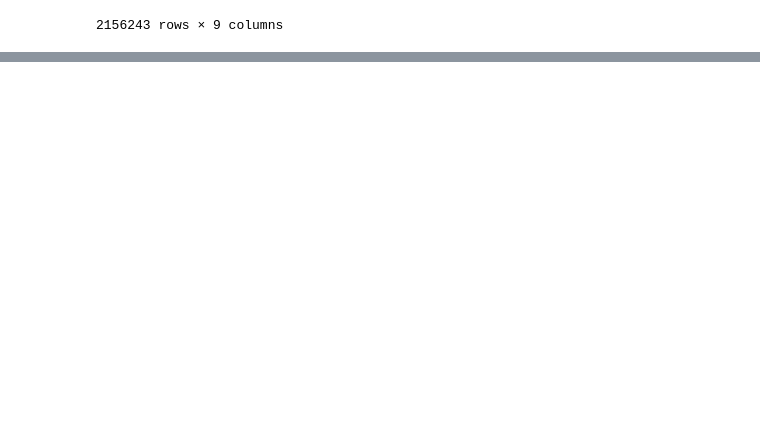
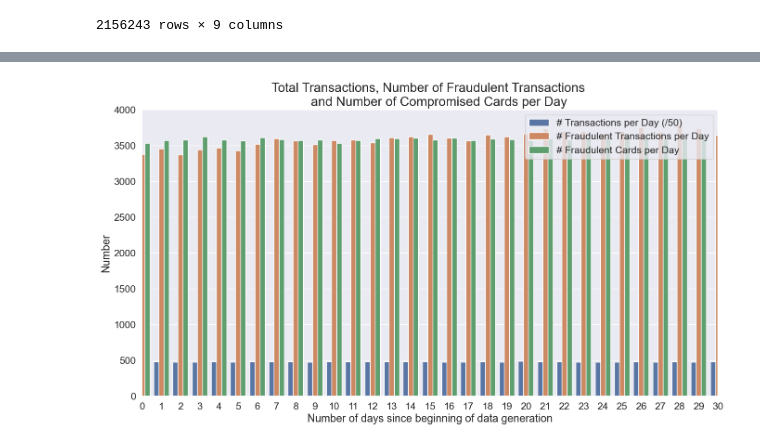
Before and after one commit to Tmiseray/transaction-data-simulator, a Jupyter notebook: Custom TransDataSim.ipynb, the cells around one changed output, grey strips where cells are left out. Cells and saved outputs as stored; diff of their text form; code cells hidden in the pictures; blank space fills up the shorter version.

Commit message:
Fixed plotting legend issues

```diff
--- a/Custom TransDataSim.ipynb
+++ b/Custom TransDataSim.ipynb
@@ -629,3 +645,31 @@ fraud_and_transactions_stats_fig # type: ignore
+# %%
+sns.set(style='darkgrid')
+sns.set(font_scale=1.4)
+
+fig, ax=plt.subplots(figsize=(16, 8))
+sns_plot2 = sns.barplot(x="tx_time_days", y="value", data=tx_stats, hue="stat_type",
+                        hue_order=["nb_tx_per_day", "nb_fraud_per_day", "nb_fraudcard_per_day"])
+sns_plot2.set_title('Total Transactions, Number of Fraudulent Transactions \n \
+    and Number of Compromised Cards per Day', fontsize=20)
+sns_plot2.set(xlabel = "Number of days since beginning of data generation",
+            ylabel="Number")
+
+sns_plot2.set_xlim([0,30])
+sns_plot2.set_ylim([0,4000])
+
+labels_legend = ["# Transactions per Day (/50)",
+                "# Fraudulent Transactions per Day",
+                "# Fraudulent Cards per Day"]
+
+sns_plot2.legend(loc='upper left', labels=labels_legend,
+                bbox_to_anchor=(1.05, 1), fontsize=15)
+
+hands, labs = ax.get_legend_handles_labels()
+plt.legend(handles=hands, labels=labels_legend)
+
+plt.show()
+# %% [output]
+[figure, added]
 # %%
 dir_output = "./simulated-data-raw/"
 
```
Also changed, not shown: parts of 5 cells of this notebook.
